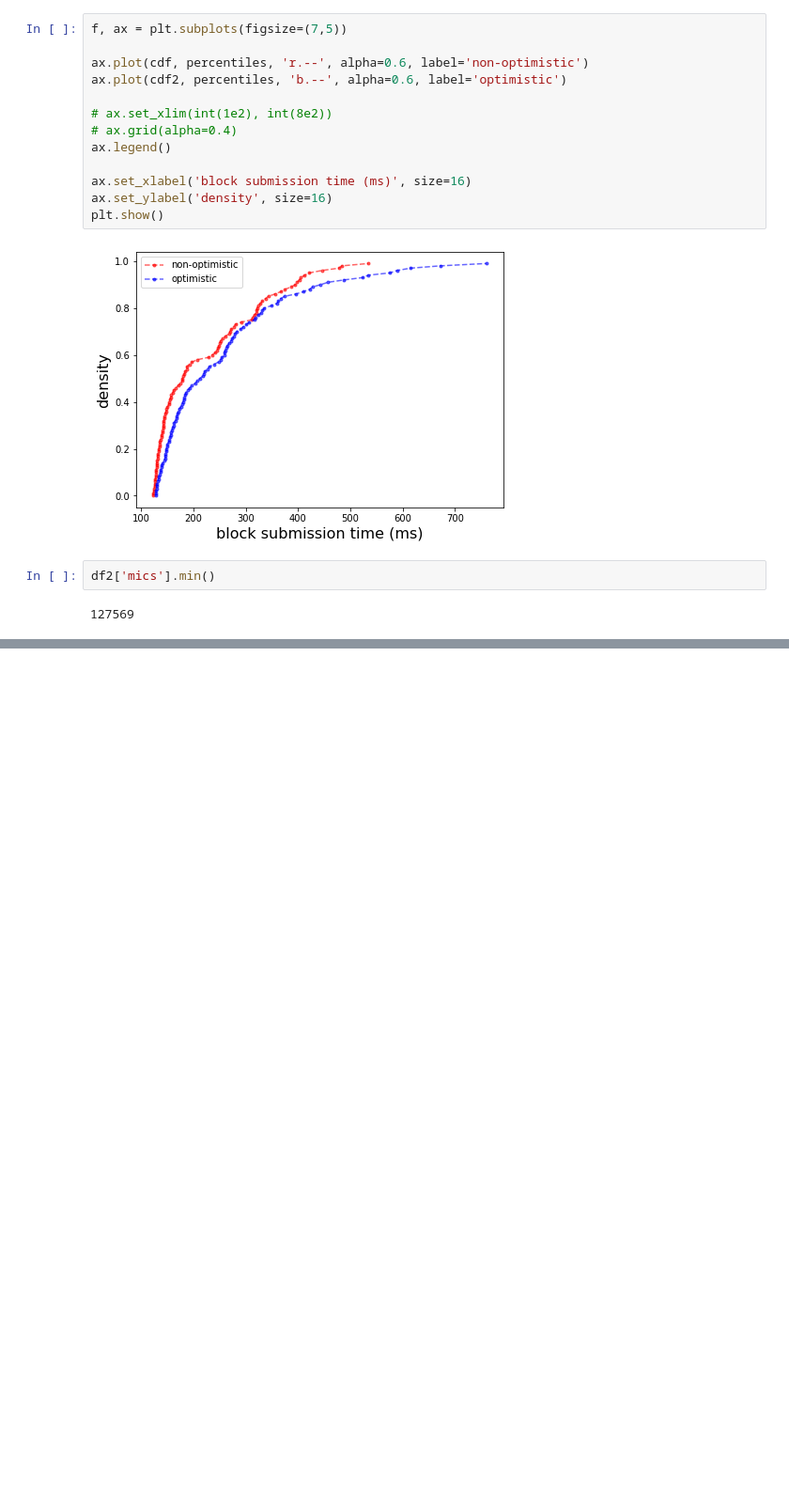
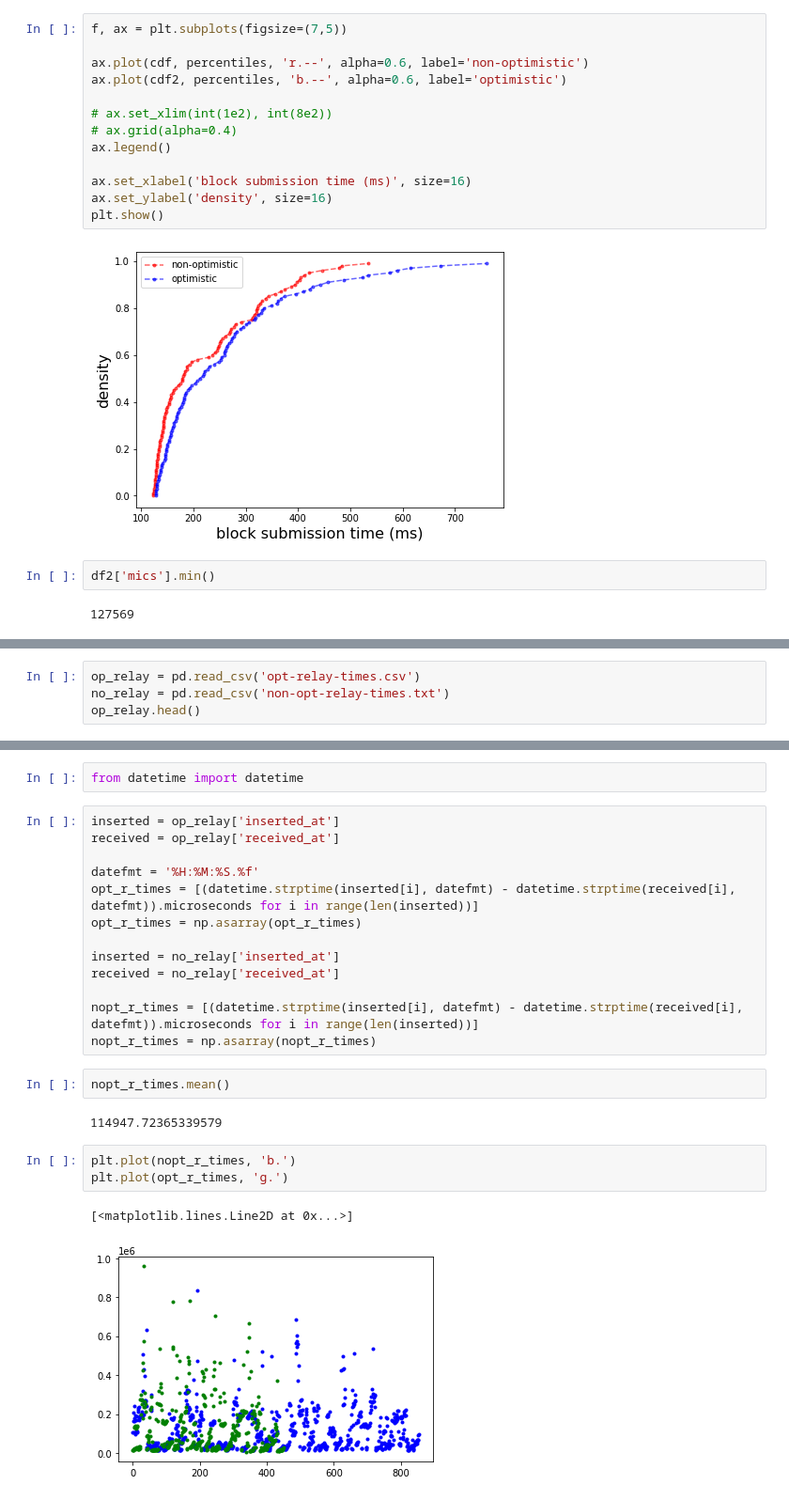
Before and after one commit to michaelneuder/relay-data, a Jupyter notebook: opt-timings.ipynb, the cells around one changed output, grey strips where cells are left out. Shown at 94% size. Saved outputs shown, nothing was run; the diff lists cells and outputs as text; blank space fills up the shorter version.

Commit message:
optimstic timing, relay side data

```diff
--- a/opt-timings.ipynb
+++ b/opt-timings.ipynb
@@ -181,0 +184,4 @@ df2['mics'].min()
+# %%
+op_relay = pd.read_csv('opt-relay-times.csv')
+no_relay = pd.read_csv('non-opt-relay-times.txt')
+op_relay.head()
@@ -181,0 +195,25 @@ df2['mics'].min()
+# %%
+from datetime import datetime
+# %%
+inserted = op_relay['inserted_at']
+received = op_relay['received_at']
+
+datefmt = '%H:%M:%S.%f'
+opt_r_times = [(datetime.strptime(inserted[i], datefmt) - datetime.strptime(received[i], datefmt)).microseconds for i in range(len(inserted))]
+opt_r_times = np.asarray(opt_r_times)
+
+inserted = no_relay['inserted_at']
+received = no_relay['received_at']
+
+nopt_r_times = [(datetime.strptime(inserted[i], datefmt) - datetime.strptime(received[i], datefmt)).microseconds for i in range(len(inserted))]
+nopt_r_times = np.asarray(nopt_r_times)
+# %%
+nopt_r_times.mean()
+# %% [output]
+114947.72365339579
+# %%
+plt.plot(nopt_r_times, 'b.')
+plt.plot(opt_r_times, 'g.')
+# %% [output]
+[<matplotlib.lines.Line2D at 0x...>]
+[figure, added]
```
Also changed, not shown: parts of 11 cells of this notebook, 2 other files.
